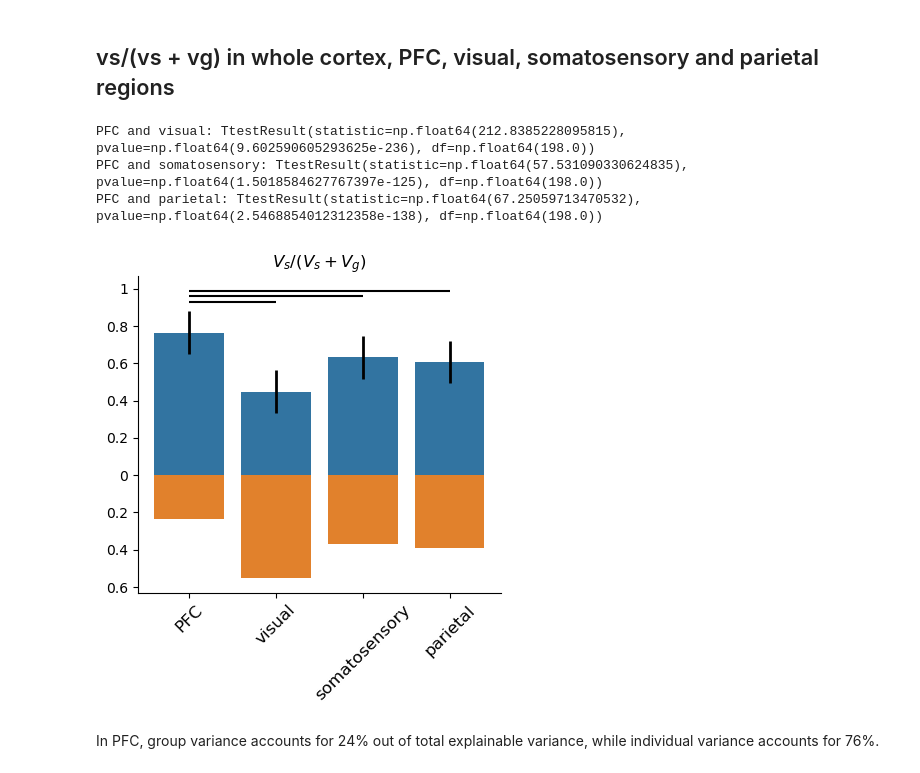
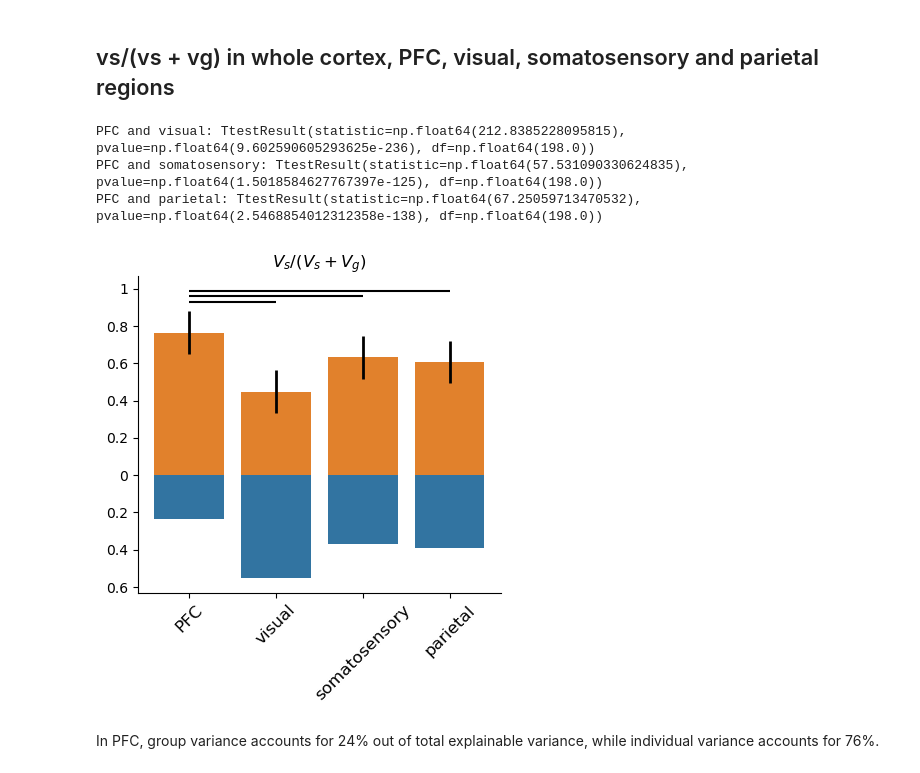
Before and after one commit to jkderrick028/PFC_parcellation, a Jupyter notebook: code/1_group_individual_variance_decomposition.ipynb, the cells around one changed output. Saved outputs shown, nothing was run; the diff lists cells and outputs as text; code cells hidden in the pictures.

```diff
--- a/code/1_group_individual_variance_decomposition.ipynb
+++ b/code/1_group_individual_variance_decomposition.ipynb
@@ -60,34 +60,34 @@ props_std = np.std(props[:, 1:])
 # %%
 fig, ax = plt.subplots(1, 1)
 fig.set_figwidth(half_width)
 
-sns.barplot(props_mean, color='tab:blue')      # bar plot for the mean of vs
-sns.barplot(props_mean - 1, color='tab:orange')     # bar plot for the mean of vg
+sns.barplot(props_mean, color='tab:orange', ax=ax)            # bar plot for the mean of vs
+sns.barplot(props_mean - 1, color='tab:blue', ax=ax)          # bar plot for the mean of vg
 ax.errorbar(np.arange(n_rois), props_mean, yerr=props_std, linestyle='None', color='k', linewidth=2)
 
 ax.spines['top'].set_visible(False)
 ax.spines['right'].set_visible(False)
 ax.set_xticks(np.arange(n_rois), labels=ROIs, fontsize=12, rotation=45)
 ax.set_title('$V_s/(V_s + V_g)$', fontsize=12)
 ax.yaxis.set_major_formatter(lambda x, pos: f'{abs(x):g}')
 
 # t-tests between PFC and other ROIs
 significance_level = 0.05
 for j in np.arange(1, n_rois):
     ttest_result = ttest_ind(props[0, 1:], props[j, 1:], alternative='two-sided')
     if ttest_result.pvalue < significance_level:
         ax.hlines(y = 0.9+j*0.03, xmin=0, xmax=j, colors='0')
 
     print(f'PFC and {ROIs[j]}: {ttest_result}')
 
 plt.tight_layout()
 
 JPG_fig = os.path.join(resultsPath, f'variance_decomposition_bar_plot.jpg')
 plt.savefig(JPG_fig, format='jpg', dpi=500)
 # %% [output]
 PFC and visual: TtestResult(statistic=np.float64(212.8385228095815), pvalue=np.float64(9.602590605293625e-236), df=np.float64(198.0))
 PFC and somatosensory: TtestResult(statistic=np.float64(57.531090330624835), pvalue=np.float64(1.5018584627767397e-125), df=np.float64(198.0))
 PFC and parietal: TtestResult(statistic=np.float64(67.25059713470532), pvalue=np.float64(2.5468854012312358e-138), df=np.float64(198.0))
-[figure, old version]
+[figure, new version]
 # %% [markdown]
 In PFC, group variance accounts for 24% out of total explainable variance, while individual variance accounts for 76%.
```
Also changed, not shown: 1 other file.
